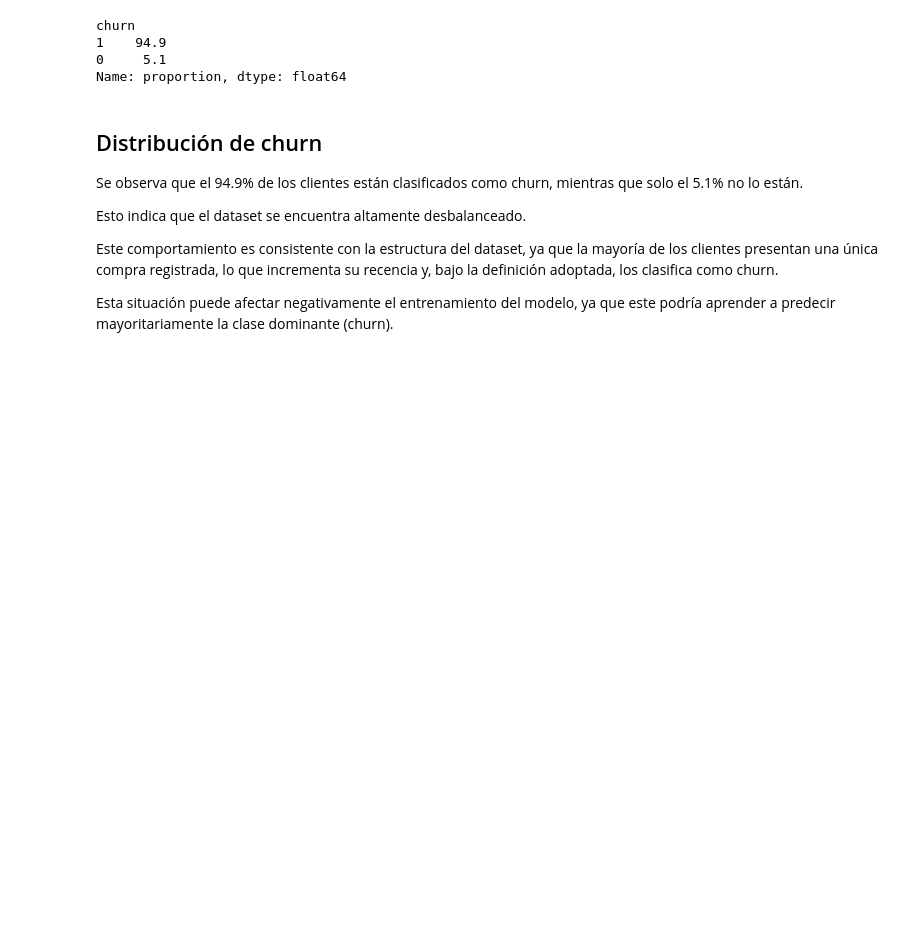
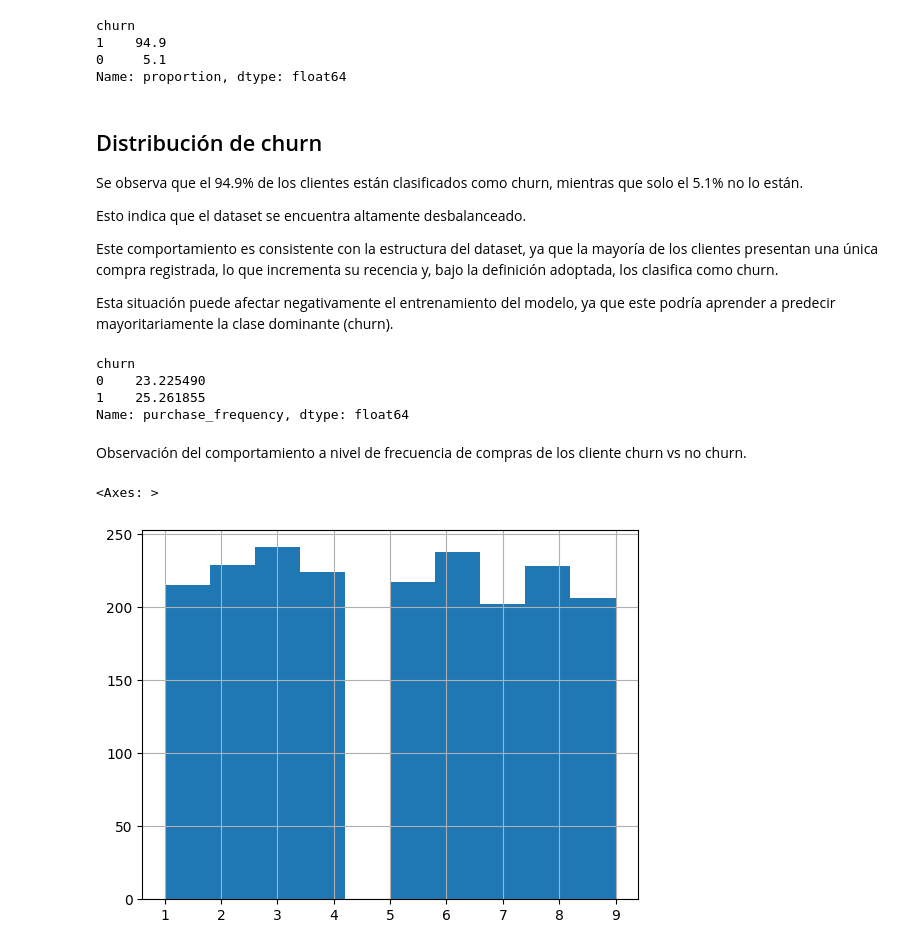
Before and after one commit to JeaCode/ecommerce-churn, a Jupyter notebook: ml/notebooks/01_eda_inicial.ipynb, the cells around one changed output. Cells and saved outputs as stored; diff of their text form; code cells hidden in the pictures; blank space fills up the shorter version.

Commit message:
Analizar y visualizar el dataset mediante gráficos

```diff
--- a/ml/notebooks/01_eda_inicial.ipynb
+++ b/ml/notebooks/01_eda_inicial.ipynb
@@ -92,3 +92,12 @@ Esto indica que el dataset se encuentra altamente desbalanceado.
 Este comportamiento es consistente con la estructura del dataset, ya que la mayoría de los clientes presentan una única compra registrada, lo que incrementa su recencia y, bajo la definición adoptada, los clasifica como churn.
 
 Esta situación puede afectar negativamente el entrenamiento del modelo, ya que este podría aprender a predecir mayoritariamente la clase dominante (churn).
+# %%
+df.groupby("churn")["purchase_frequency"].mean()
+# %% [output]
+churn
+0    23.225490
+1    25.261855
+Name: purchase_frequency, dtype: float64
+# %% [markdown]
+Observación del comportamiento a nivel de frecuencia de compras de los cliente churn vs no churn.
@@ -94,0 +110,5 @@ Esta situación puede afectar negativamente el entrenamiento del modelo, ya que
+# %%
+df["quantity"].hist()
+# %% [output]
+<Axes: >
+[figure, added]
```
Also changed, not shown: parts of 6 cells of this notebook, 7 other files.
